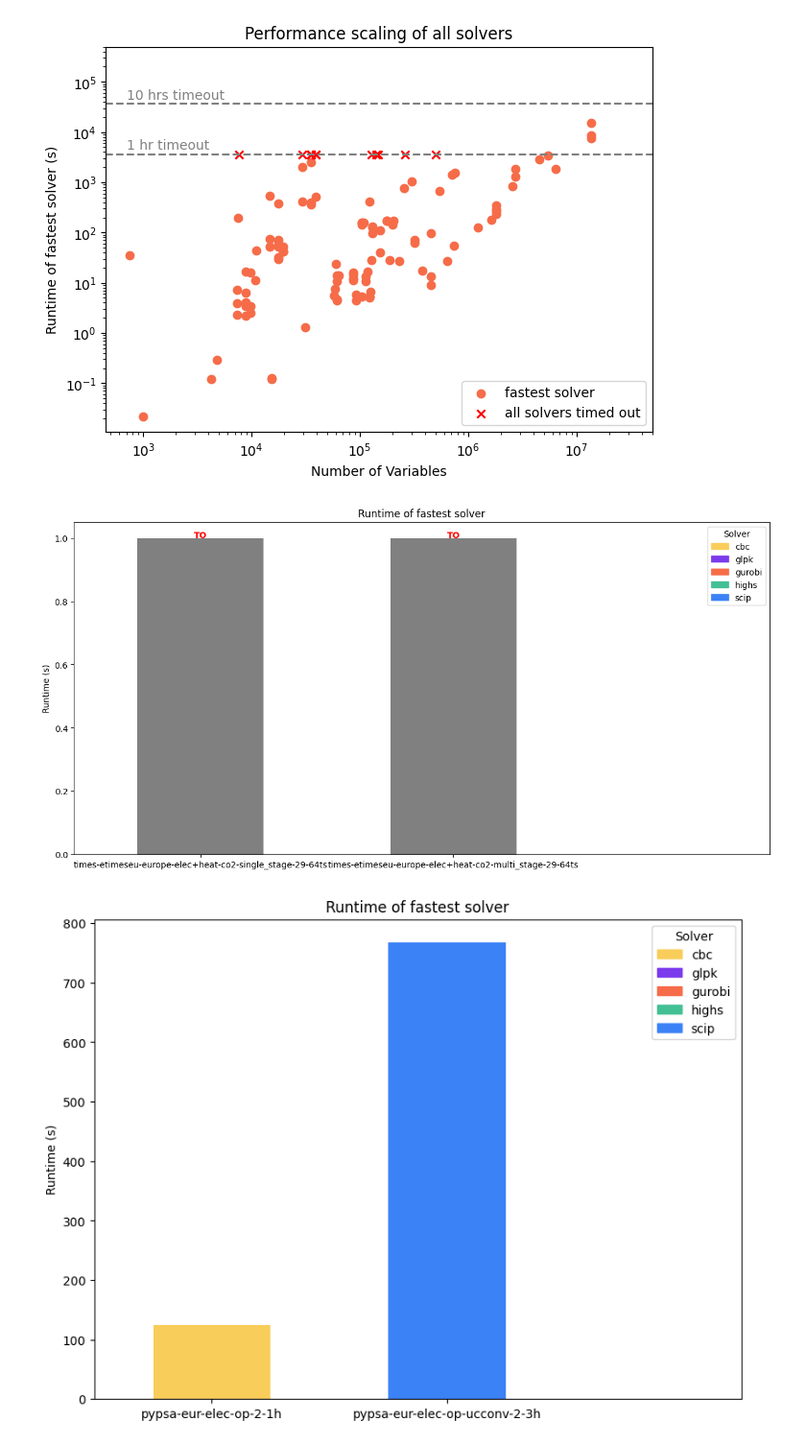
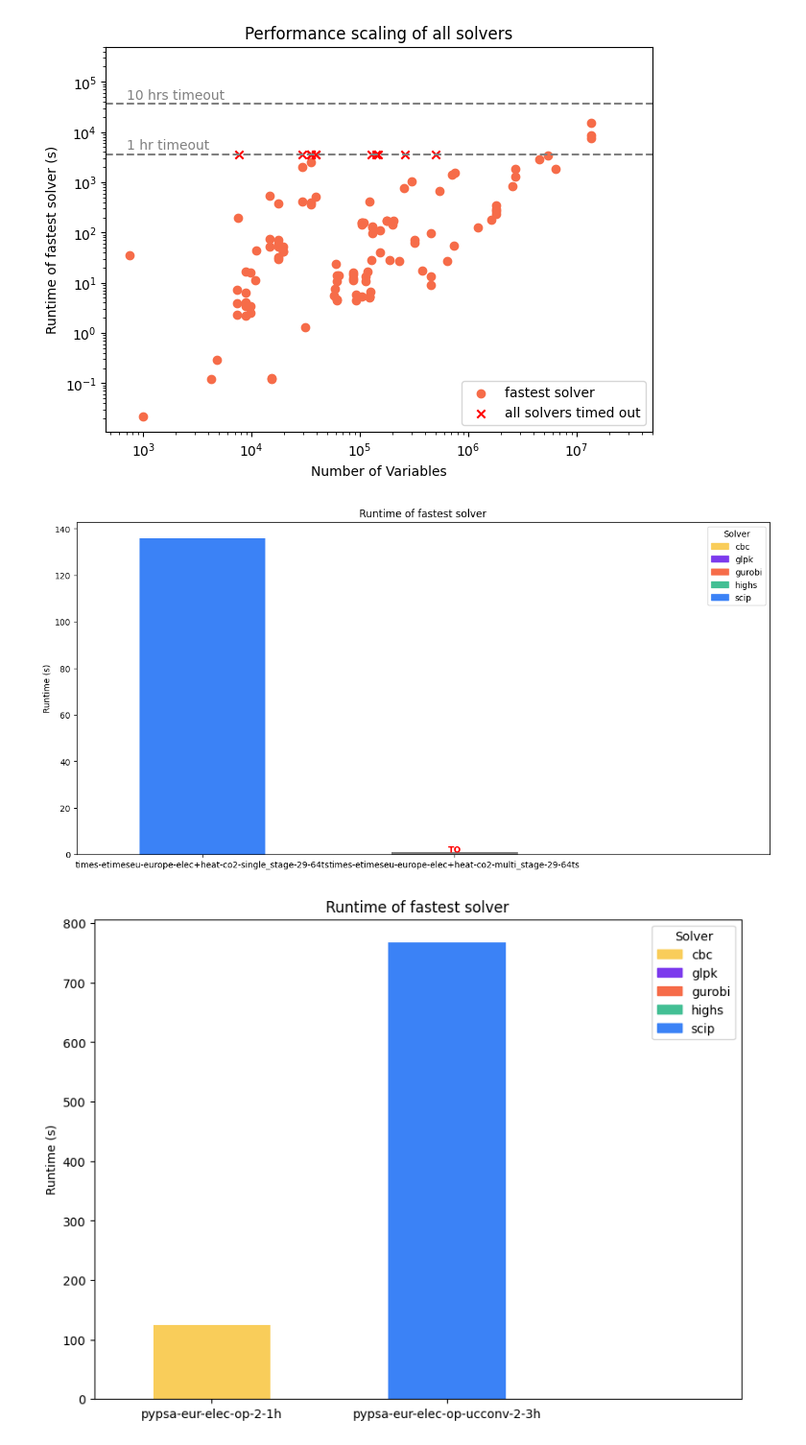
Before and after one commit to open-energy-transition/solver-benchmark, a Jupyter notebook: pocs/key-insights.ipynb, the cells around one changed output. Shown at 96% size. Cells and saved outputs as stored; diff of their text form; code cells hidden in the pictures.

```diff
--- a/pocs/key-insights.ipynb
+++ b/pocs/key-insights.ipynb
@@ -70,15 +70,21 @@ def plot_runtime_slowdowns(df, figsize=(12, 6)):
     # Plot each benchmark
     for i, benchmark in enumerate(sorted_benchmarks["Benchmark"]):
         benchmark_data = df[df["Benchmark"] == benchmark].sort_values(
-            "Slowdown", ascending=False
+            "Slowdown", ascending=True
         )
         num_solvers = len(benchmark_data)
         # Compute x-axis offsets
         xs = i + (np.arange(num_solvers) * width) - 0.5 + width
         # Pick colors based on solvers
-        colors = [color_map[s] for s in benchmark_data["Solver"]]
+        # colors = [color_map[s] for s in benchmark_data["Solver"]]
+        colors = [
+            color_map[r["Solver"]]
+            if r["Status"] == "ok"
+            else (color_map[r["Solver"]], 0.2)
+            for _, r in benchmark_data.iterrows()
+        ]
         # Push down non-ok bars to not make them distracting
-        benchmark_data.loc[benchmark_data.query('Status != "ok"').index, "Slowdown"] = 1
+        # benchmark_data.loc[benchmark_data.query('Status != "ok"').index, "Slowdown"] = 1
         ax.bar(xs, benchmark_data["Slowdown"], width, color=colors)
         # Add text labels on top of bars
         for i, x in enumerate(xs):
@@ -87,7 +93,8 @@ def plot_runtime_slowdowns(df, figsize=(12, 6)):
                 label = f"{benchmark_data.iloc[i]['Slowdown']:.1f}x"
                 kwargs = {}
             else:
-                y = 1.1
+                # y = 1.1
+                y = benchmark_data.iloc[i]["Slowdown"] + 0.5
                 label = benchmark_data.iloc[i]["Status"]
                 kwargs = {"color": "red", "weight": "bold"}
             ax.text(
@@ -596,7 +603,7 @@ def plot_fastest_runtime_of(to_plot, figsize=(8, 6), os_only=True):
     fig, ax = plt.subplots(figsize=figsize, layout="constrained")
     # Plot each benchmark
     for i, benchmark in enumerate(to_plot):
-        if benchmark in fastest_runtimes:
+        if benchmark in fastest_runtimes.index:
             this_data = fastest_runtimes.loc[benchmark]
             colors = [color_map[this_data["Solver"]]]
             ax.bar([i], this_data["Runtime (s)"], width, color=colors)
@@ -608,32 +615,32 @@ def plot_fastest_runtime_of(to_plot, figsize=(8, 6), os_only=True):
     # Set x-ticks and labels
     xlabels = [f"{benchmark}" for benchmark in to_plot]
     ax.set_xticks(np.arange(len(to_plot)), xlabels)
 
     # Add labels and title
     ax.set_ylabel("Runtime (s)")
     ax.set_xlim(-0.5, len(to_plot) + 0.25)
     ax.set_title("Runtime of fastest solver")
     ax.legend(
         handles=[Patch(color=c, label=s) for s, c in color_map.items()],
         title="Solver",
         loc="upper right",
     )
 
 
 plot_fastest_runtime_of(
     # ["temoa-US_9R_TS-9-12", "temoa-US_9R_TS_NDC-9-12", "temoa-US_9R_TS_NZ-9-12"],
     # [
     #     "genx-elec_trex-15-168h",
     #     "genx-elec_trex_co2-15-168h",
     #     "genx-elec_trex_uc-15-24h",
     #     "genx-elec_co2-15-168h",
     # ],
     [
         "times-etimeseu-europe-elec+heat-co2-single_stage-29-64ts",
         "times-etimeseu-europe-elec+heat-co2-multi_stage-29-64ts",
     ],
     figsize=(12, 6),
 )
 # %% [output]
-[figure, old version]
+[figure, new version]
 # %%
```
Also changed, not shown: parts of 12 cells of this notebook.
